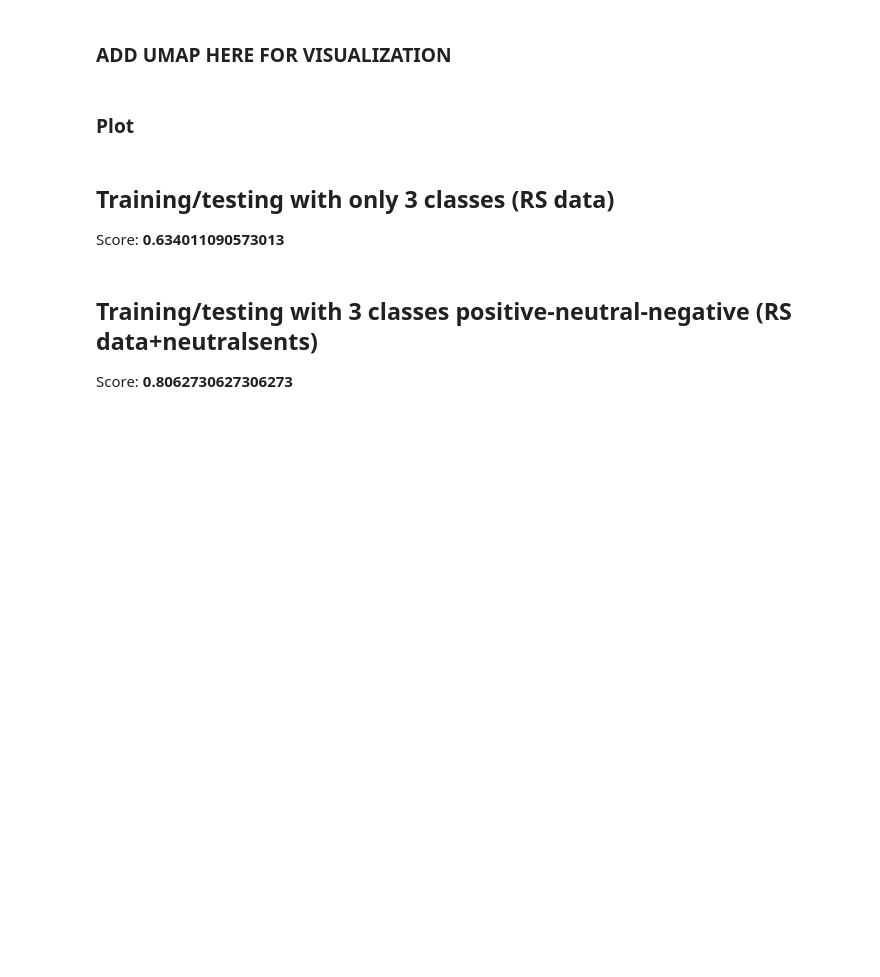
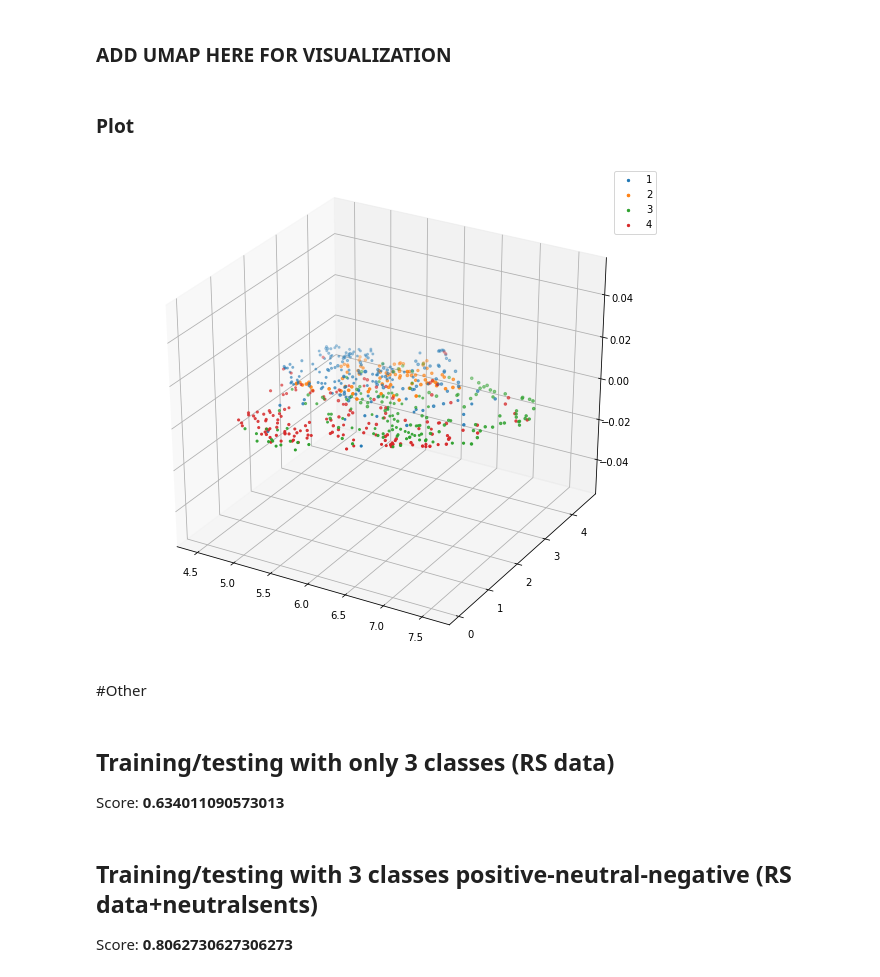
Before and after one commit to irenetsk/mastersthesis, a Jupyter notebook: 0_KNN.ipynb, the cells around one changed output. Cells and saved outputs as stored; diff of their text form; code cells hidden in the pictures; blank space fills up the shorter version.

```diff
--- a/0_KNN.ipynb
+++ b/0_KNN.ipynb
@@ -110,10 +130,23 @@ X_train, X_test, y_train, y_test = train_test_split(X_train, y_train, random_sta
 # %%
-from sklearn.model_selection import GridSearchCV
-parameters = {'weights': ('uniform', 'distance'), 'algorithm':('auto', 'ball_tree', 'kd_tree', 'brute')}
-neigh = KNeighborsClassifier()
-clf = GridSearchCV(neigh, parameters)
-clf.fit(X_train, y_train)
-sorted(clf.cv_results_.keys())
+# from sklearn.model_selection import GridSearchCV
+# parameters = {'weights': ('uniform', 'distance'), 'algorithm':('auto', 'ball_tree', 'kd_tree', 'brute')}
+# neigh = KNeighborsClassifier(metric=cosine)
+# clf = GridSearchCV(neigh, parameters)
+# clf.fit(X_train, y_train)
+# sorted(clf.cv_results_.keys())
+
+# print("Best parameters set found on development set:")
+# print(clf.best_params_)
+
+# print("Grid scores on development set:")
+# means = clf.cv_results_["mean_test_score"]
+# stds = clf.cv_results_["std_test_score"]
+# for mean, std, params in zip(means, stds, clf.cv_results_["params"]):
+#     print("%0.3f (+/-%0.03f) for %r" % (mean, std * 2, params))
+
+# print("Detailed classification report:")
+# y_true, y_pred = y_test, clf.predict(X_test)
+# print(classification_report(y_true, y_pred))
 # %%
 # import numpy as np
 # import random
@@ -136,6 +173,6 @@ sorted(clf.cv_results_.keys())
 # %%
 from sklearn.neighbors import KNeighborsClassifier
-neigh = KNeighborsClassifier(weights='distance', algorithm='auto')
+neigh = KNeighborsClassifier(weights='distance', algorithm='auto', metric = cosine)
 neigh.fit(X_train, y_train)
 y_pred = neigh.predict(X_test)
 print(neigh.score(X_test, y_test))
@@ -142,21 +183,30 @@ print(neigh.score(X_test, y_test))
 # %% [markdown]
 ### ADD UMAP HERE FOR VISUALIZATION
+# %%
+import umap
+reducer = umap.UMAP(n_components=3)
+embedding = reducer.fit_transform(X_test)
 # %% [markdown]
 ### Plot
 # %%
 %matplotlib inline
 import numpy as np
 import matplotlib.pyplot as plt
 from mpl_toolkits import mplot3d
 
 u_labels = np.unique(y_pred)
 fig = plt.figure(figsize=(10,9))
-# ax = plt.axes(projection='3d')
+ax = plt.axes(projection='3d')
 
 for i in u_labels:
-    plt.scatter(X_test[y_pred == i , 0], X_test[y_pred == i , 1], X_test[y_pred == i , 2],  label = i)
+    plt.scatter(embedding[y_pred == i , 0], embedding[y_pred == i , 1], embedding[y_pred == i , 2],  label = i)
+    # plt.scatter(X_test[y_pred == i , 0], X_test[y_pred == i , 1], X_test[y_pred == i , 2],  label = i)
 plt.legend()
 plt.show()
+# %% [output]
+[figure, added]
+# %% [markdown]
+#Other
 # %% [markdown]
 ## Training/testing with only 3 classes (RS data)
 Score: **0.634011090573013**
```
Also changed, not shown: parts of 8 cells of this notebook.
